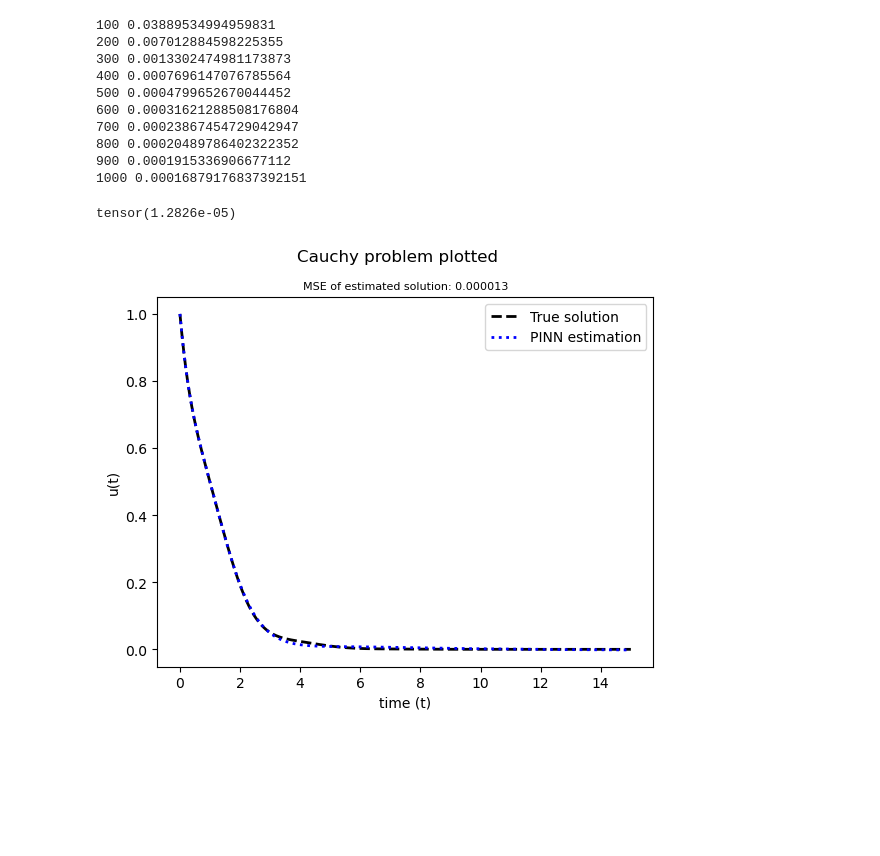
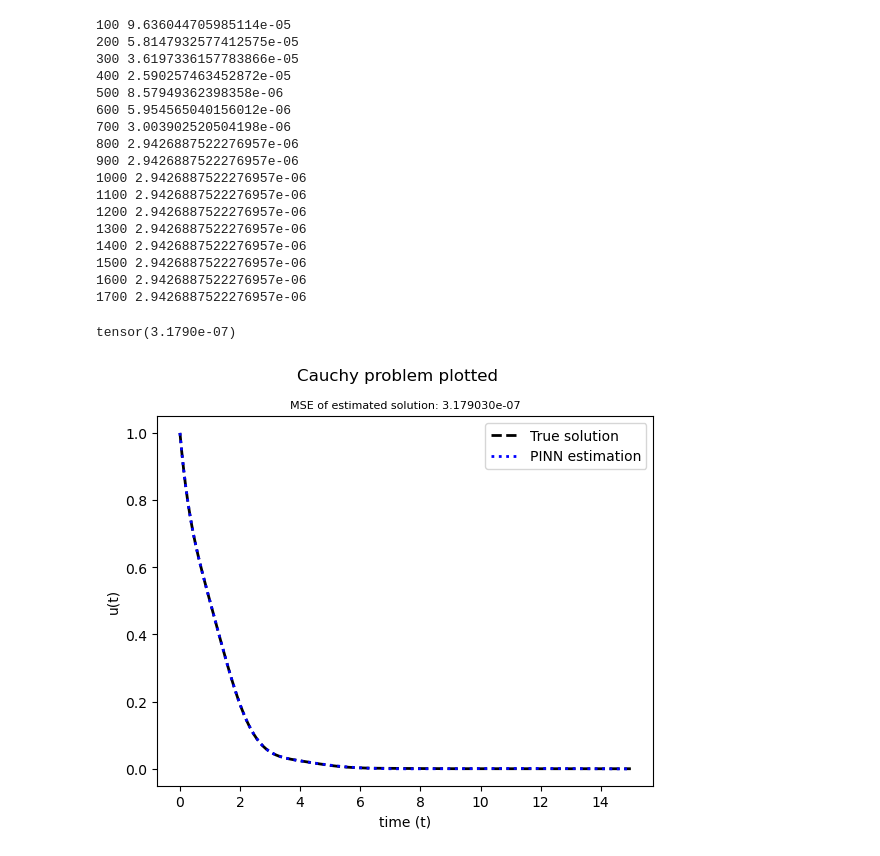
Before and after one commit to CS-433/ml-project-2-hapinness, a Jupyter notebook: cauchy_problem.ipynb, the cells around one changed output. Cells and saved outputs as stored; diff of their text form; code cells hidden in the pictures; blank space fills up the shorter version.

```diff
--- a/cauchy_problem.ipynb
+++ b/cauchy_problem.ipynb
@@ -51,9 +51,8 @@ class Model:
         self.criterion = nn.MSELoss()
 
         #Optimizer
-        self.optimizer = optim.Adam(self.model.parameters())
-
-        self.lbfgs = torch.optim.LBFGS(
+        # self.optimizer = optim.Adam(self.model.parameters())
+        self.optimizer = torch.optim.LBFGS(
             self.model.parameters(),
             lr=1.0,
             max_iter=50000,
@@ -64,7 +63,7 @@ class Model:
         )
 
         #Initialization for training
-        self.t_step = 0.01
+        self.t_step = 0.1
         t = torch.arange(0, 15 + self.t_step, self.t_step) #create grid for t-axis
 
         #Create grid for solution
@@ -72,7 +71,7 @@ class Model:
         self.grid.requires_grad = True
 
         #Training data
-        initial = torch.tensor([t[0]]*len(t)) # Points for boundary conditions (both are same)
+        initial = torch.tensor([t[0]]) # Points for boundary conditions (both are same)
 
         self.train_points = initial.reshape(1, -1).T.to(device) # Training points as a grid
         self.train_points.requires_grad = True
@@ -91,7 +90,8 @@ class Model:
 
 
     def loss(self):
-        self.lbfgs.zero_grad()
+        #self.lbfgs.zero_grad()
+        self.optimizer.zero_grad()
 
         y = self.model(self.train_points)
         dy_dt = torch.autograd.grad(inputs=self.train_points, outputs=y, grad_outputs=torch.ones_like(y), retain_graph=True, create_graph=True)[0]
@@ -121,43 +121,50 @@ class Model:
 model = Model()
 model.train()
 # %% [output]
-100 0.03889534994959831
-200 0.007012884598225355
-300 0.0013302474981173873
-400 0.0007696147076785564
-500 0.0004799652670044452
-600 0.00031621288508176804
-700 0.00023867454729042947
-800 0.00020489786402322352
-900 0.0001915336906677112
-1000 0.00016879176837392151
+100 9.636044705985114e-05
+200 5.8147932577412575e-05
+300 3.6197336157783866e-05
+400 2.590257463452872e-05
+500 8.57949362398358e-06
+600 5.954565040156012e-06
+700 3.003902520504198e-06
+800 2.9426887522276957e-06
+900 2.9426887522276957e-06
+1000 2.9426887522276957e-06
+1100 2.9426887522276957e-06
+1200 2.9426887522276957e-06
+1300 2.9426887522276957e-06
+1400 2.9426887522276957e-06
+1500 2.9426887522276957e-06
+1600 2.9426887522276957e-06
+1700 2.9426887522276957e-06
 # %%
 def result_funct(t):
     return (5/4)*torch.exp(-t) - (1/4)*torch.exp(-t)*torch.cos(2*t)
 
 time_step = 0.001
 device = torch.device("cuda") if torch.cuda.is_available() else torch.device("cpu")
 time = torch.arange(0, 15 + time_step, time_step).reshape(1,-1).T.to(device)
 
 
 mod = model.model
 mod.eval()
 with torch.no_grad():
     y_pred = mod(time).cpu()
 
 mse = nn.MSELoss()
 error = mse(y_pred, result_funct(time))
 
 fig, ax = plt.subplots()
 ax.plot(time, result_funct(time), color='black',linestyle='--', linewidth=2, label='True solution')
 ax.plot(time, y_pred, color='blue', linestyle=':', linewidth=2, label='PINN estimation')
 ax.legend()
 plt.suptitle("Cauchy problem plotted")
-plt.title("MSE of estimated solution: %f" %error, fontsize=8)
+plt.title("MSE of estimated solution: {:e}".format(error), fontsize=8)
 plt.xlabel("time (t)")
 plt.ylabel("u(t)")
 fig.show
 print(error)
 # %% [output]
-tensor(1.2826e-05)
+tensor(3.1790e-07)
-[figure, old version]
+[figure, new version]
```
